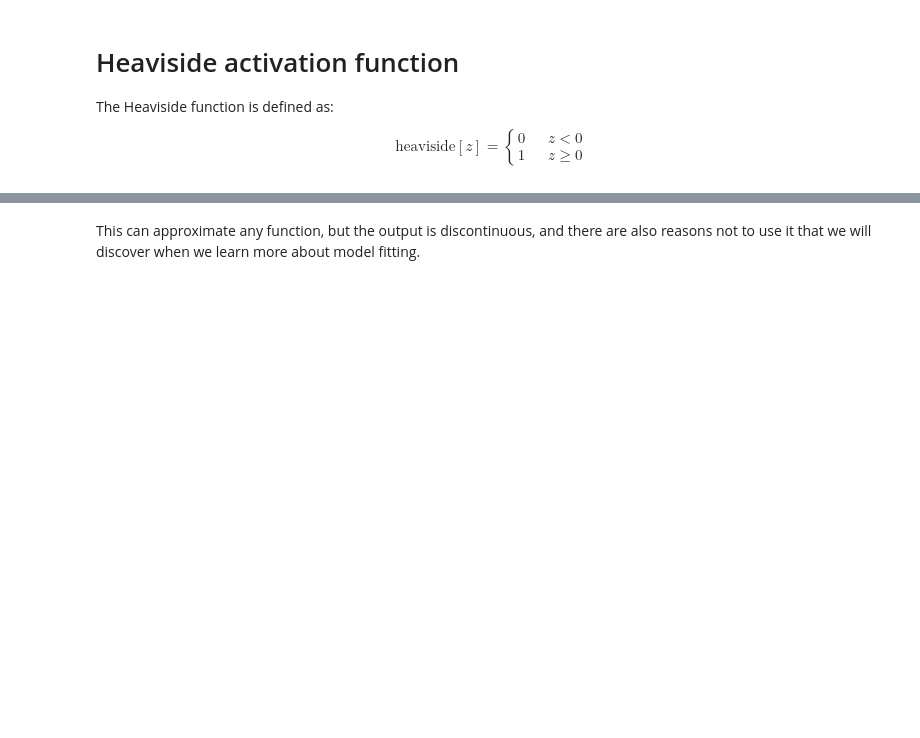
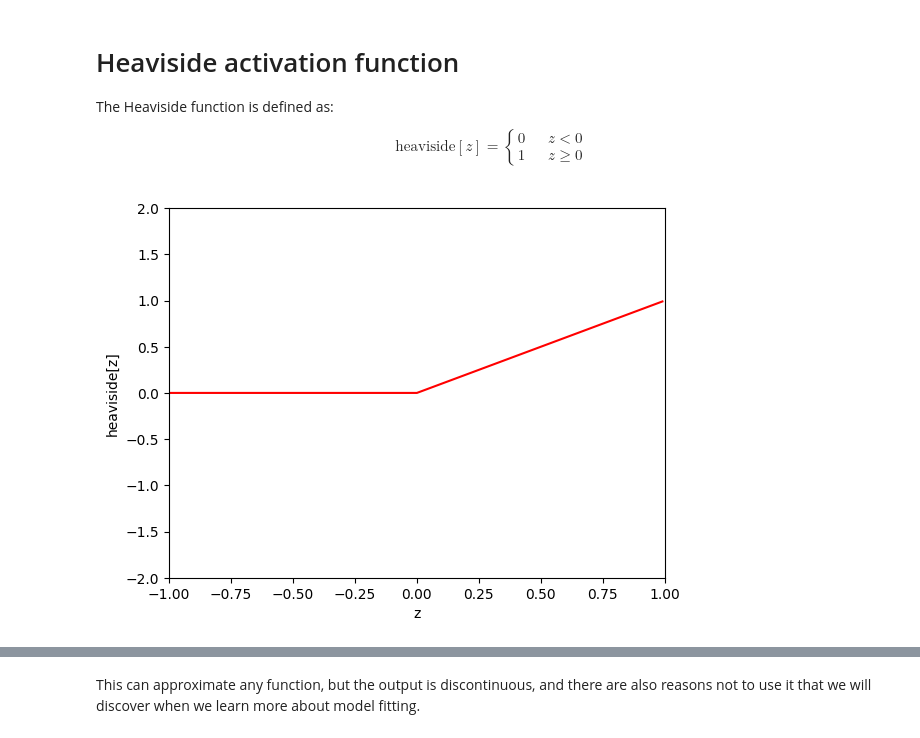
Before and after one commit to Mwawaka/waka-neural-networks, a Jupyter notebook: Chap03/3_4_Activation_Functions.ipynb, the cells around one changed output, grey strips where cells are left out. Cells and saved outputs as stored; diff of their text form; code cells hidden in the pictures; blank space fills up the shorter version.

```diff
--- a/Chap03/3_4_Activation_Functions.ipynb
+++ b/Chap03/3_4_Activation_Functions.ipynb
@@ -150,22 +185,23 @@ The Heaviside function is defined as:
 # %%
 # Define the heaviside function
 def heaviside(preactivation):
-  # TODO write code to implement the heaviside function and compute the activation at the
-  # hidden unit from the preactivation.  Depending on your implementation you may need to
-  # convert a Boolean array to an array of ones and zeros.  To do this, use .astype(int)
-  activation = np.zeros_like(preactivation);
+    # TODO write code to implement the heaviside function and compute the activation at the hidden unit from the preactivation.  Depending on your implementation you may need to convert a Boolean array to an array of ones and zeros.  To do this, use .astype(int)
+    activation = preactivation.clip(min=0, max=1)
 
-
-  return activation
+    return activation
 # %%
 # Make an array of inputs
-z = np.arange(-1,1,0.01)
-heav_z = heaviside(z)
+z = np.arange(-1, 1, 0.01)
+result = heaviside(z)
 
 # Plot the heaviside function
 fig, ax = plt.subplots()
-ax.plot(z,heav_z,'r-')
-ax.set_xlim([-1,1]);ax.set_ylim([-2,2])
-ax.set_xlabel('z'); ax.set_ylabel('heaviside[z]')
+ax.plot(z, result, 'r-')
+ax.set_xlim([-1, 1])
+ax.set_ylim([-2, 2])
+ax.set_xlabel('z')
+ax.set_ylabel('heaviside[z]')
 plt.show()
+# %% [output]
+[figure, added]
 # %%
```
Also changed, not shown: parts of 12 cells of this notebook.
